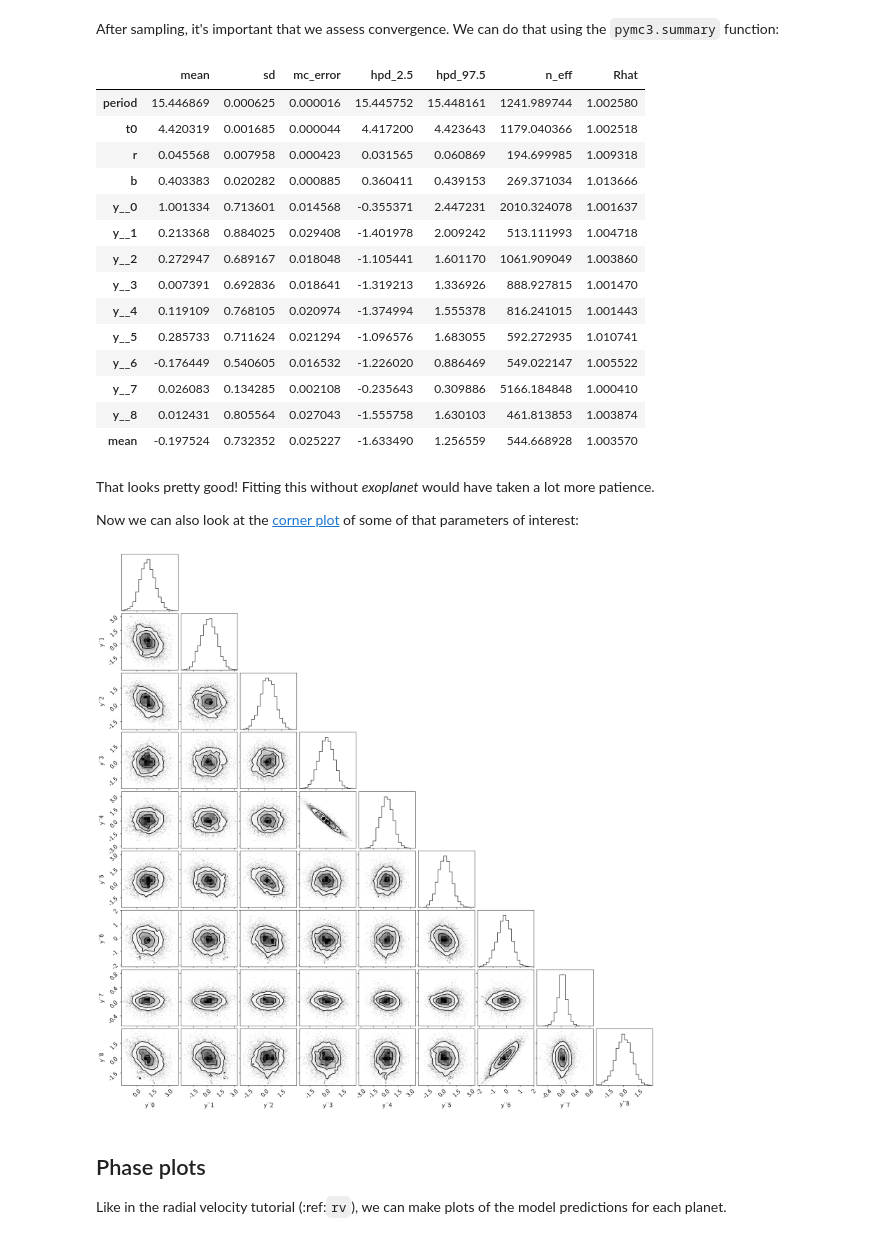
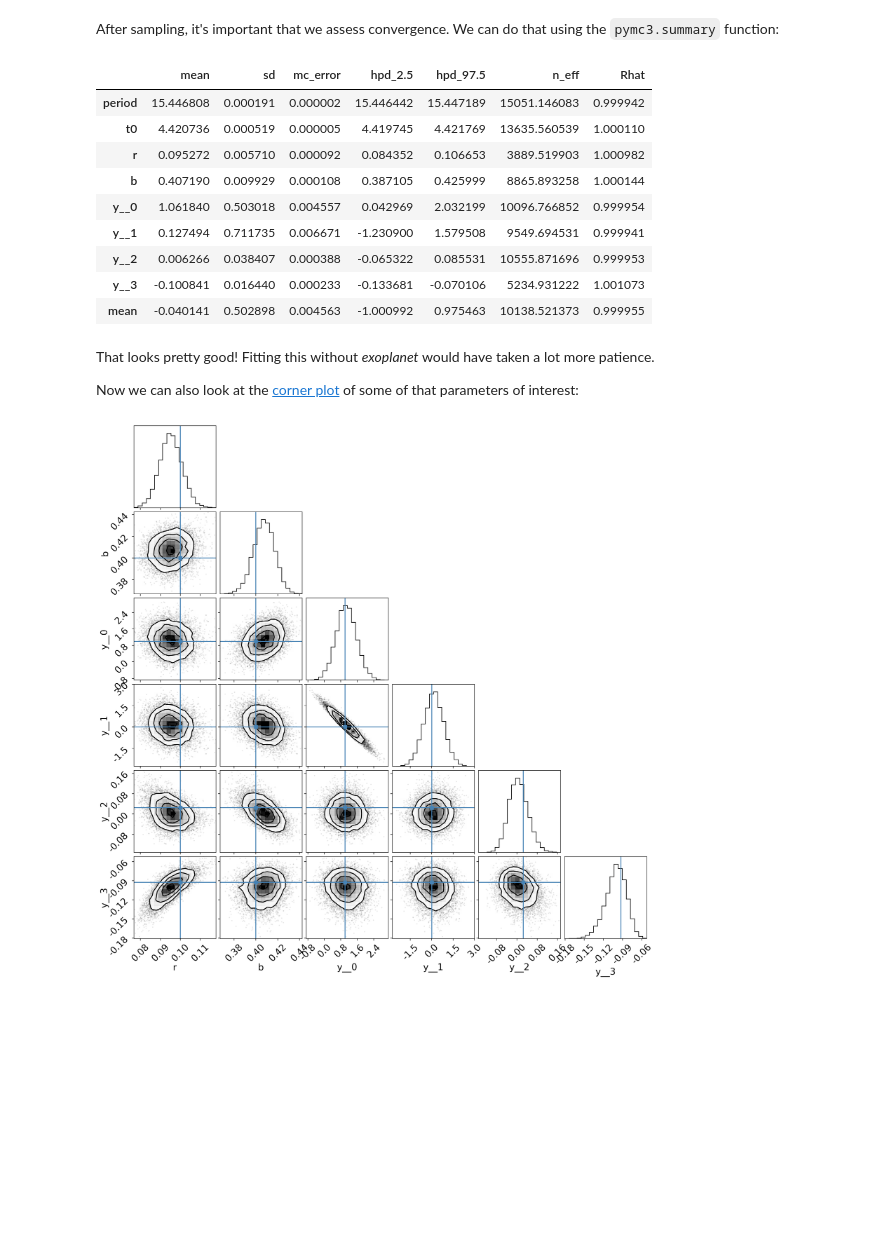
Before and after one commit to rodluger/starry, a Jupyter notebook: scripts/exoplanet_inference.ipynb, the cells around one changed output. Drawn from its saved outputs; the diff is of its cells as text; code cells hidden in the pictures; blank space fills up the shorter version.

```diff
--- a/scripts/exoplanet_inference.ipynb
+++ b/scripts/exoplanet_inference.ipynb
@@ -18,10 +19,10 @@ import exoplanet as xo
 from starry.ops import LightCurve
 
 # The light curve calculation requires an orbit
-orbit = xo.orbits.KeplerianOrbit(period=3.456)
+orbit = xo.orbits.KeplerianOrbit(period=3.456, b=0.4)
 
-# Compute a limb-darkened light curve using starry
-lmax = 2
+# Compute a light curve using starry
+lmax = 1
 t = np.linspace(-0.1, 0.1, 1000)
 np.random.seed(41)
 y_true = 0.1 * np.random.randn((lmax + 1) ** 2)
@@ -72,8 +73,8 @@ with pm.Model() as model:
     y = pm.Normal("y", mu=y_true, sd=1.0, shape=len(y_true))
 
     # Normal distributions for r and b
-    r = pm.Normal("r", mu=0.06, sd=0.01)
-    b = pm.Normal("b", mu=0.4, sd=0.03)
+    r = pm.Normal("r", mu=0.1, sd=0.01)
+    b = pm.Normal("b", mu=0.4, sd=0.1)
 
     # Set up a Keplerian orbit for the planets
     orbit = xo.orbits.KeplerianOrbit(period=period, t0=t0, b=b)
@@ -137,20 +134,15 @@ We can do that using the `pymc3.summary` function:
 pm.summary(trace, varnames=["period", "t0", "r", "b", "y", "mean"])
 # %% [output]
 |  | mean | sd | mc_error | hpd_2.5 | hpd_97.5 | n_eff | Rhat |
-| period | 15.446869 | 0.000625 | 0.000016 | 15.445752 | 15.448161 | 1241.989744 | 1.002580 |
-| t0 | 4.420319 | 0.001685 | 0.000044 | 4.417200 | 4.423643 | 1179.040366 | 1.002518 |
-| r | 0.045568 | 0.007958 | 0.000423 | 0.031565 | 0.060869 | 194.699985 | 1.009318 |
-| b | 0.403383 | 0.020282 | 0.000885 | 0.360411 | 0.439153 | 269.371034 | 1.013666 |
-| y__0 | 1.001334 | 0.713601 | 0.014568 | -0.355371 | 2.447231 | 2010.324078 | 1.001637 |
-| y__1 | 0.213368 | 0.884025 | 0.029408 | -1.401978 | 2.009242 | 513.111993 | 1.004718 |
-| y__2 | 0.272947 | 0.689167 | 0.018048 | -1.105441 | 1.601170 | 1061.909049 | 1.003860 |
-| y__3 | 0.007391 | 0.692836 | 0.018641 | -1.319213 | 1.336926 | 888.927815 | 1.001470 |
-| y__4 | 0.119109 | 0.768105 | 0.020974 | -1.374994 | 1.555378 | 816.241015 | 1.001443 |
-| y__5 | 0.285733 | 0.711624 | 0.021294 | -1.096576 | 1.683055 | 592.272935 | 1.010741 |
-| y__6 | -0.176449 | 0.540605 | 0.016532 | -1.226020 | 0.886469 | 549.022147 | 1.005522 |
-| y__7 | 0.026083 | 0.134285 | 0.002108 | -0.235643 | 0.309886 | 5166.184848 | 1.000410 |
-| y__8 | 0.012431 | 0.805564 | 0.027043 | -1.555758 | 1.630103 | 461.813853 | 1.003874 |
-| mean | -0.197524 | 0.732352 | 0.025227 | -1.633490 | 1.256559 | 544.668928 | 1.003570 |
+| period | 15.446808 | 0.000191 | 0.000002 | 15.446442 | 15.447189 | 15051.146083 | 0.999942 |
+| t0 | 4.420736 | 0.000519 | 0.000005 | 4.419745 | 4.421769 | 13635.560539 | 1.000110 |
+| r | 0.095272 | 0.005710 | 0.000092 | 0.084352 | 0.106653 | 3889.519903 | 1.000982 |
+| b | 0.407190 | 0.009929 | 0.000108 | 0.387105 | 0.425999 | 8865.893258 | 1.000144 |
+| y__0 | 1.061840 | 0.503018 | 0.004557 | 0.042969 | 2.032199 | 10096.766852 | 0.999954 |
+| y__1 | 0.127494 | 0.711735 | 0.006671 | -1.230900 | 1.579508 | 9549.694531 | 0.999941 |
+| y__2 | 0.006266 | 0.038407 | 0.000388 | -0.065322 | 0.085531 | 10555.871696 | 0.999953 |
+| y__3 | -0.100841 | 0.016440 | 0.000233 | -0.133681 | -0.070106 | 5234.931222 | 1.001073 |
+| mean | -0.040141 | 0.502898 | 0.004563 | -1.000992 | 0.975463 | 10138.521373 | 0.999955 |
 # %% [markdown]
 That looks pretty good!
 Fitting this without *exoplanet* would have taken a lot more patience.
@@ -158,11 +150,7 @@ Fitting this without *exoplanet* would have taken a lot more patience.
 Now we can also look at the [corner plot](https://corner.readthedocs.io) of some of that parameters of interest:
 # %%
 import corner
-samples = pm.trace_to_dataframe(trace, varnames=["y"])
-corner.corner(samples);
+samples = pm.trace_to_dataframe(trace, varnames=["r", "b", "y"])
+corner.corner(samples, truths=[0.1, 0.4, *y_true]);
 # %% [output]
-[figure, old version]
+[figure, new version]
-# %% [markdown]
-## Phase plots
-
-Like in the radial velocity tutorial (:ref:`rv`), we can make plots of the model predictions for each planet.
```
Also changed, not shown: parts of 8 cells of this notebook, 20 other files.
